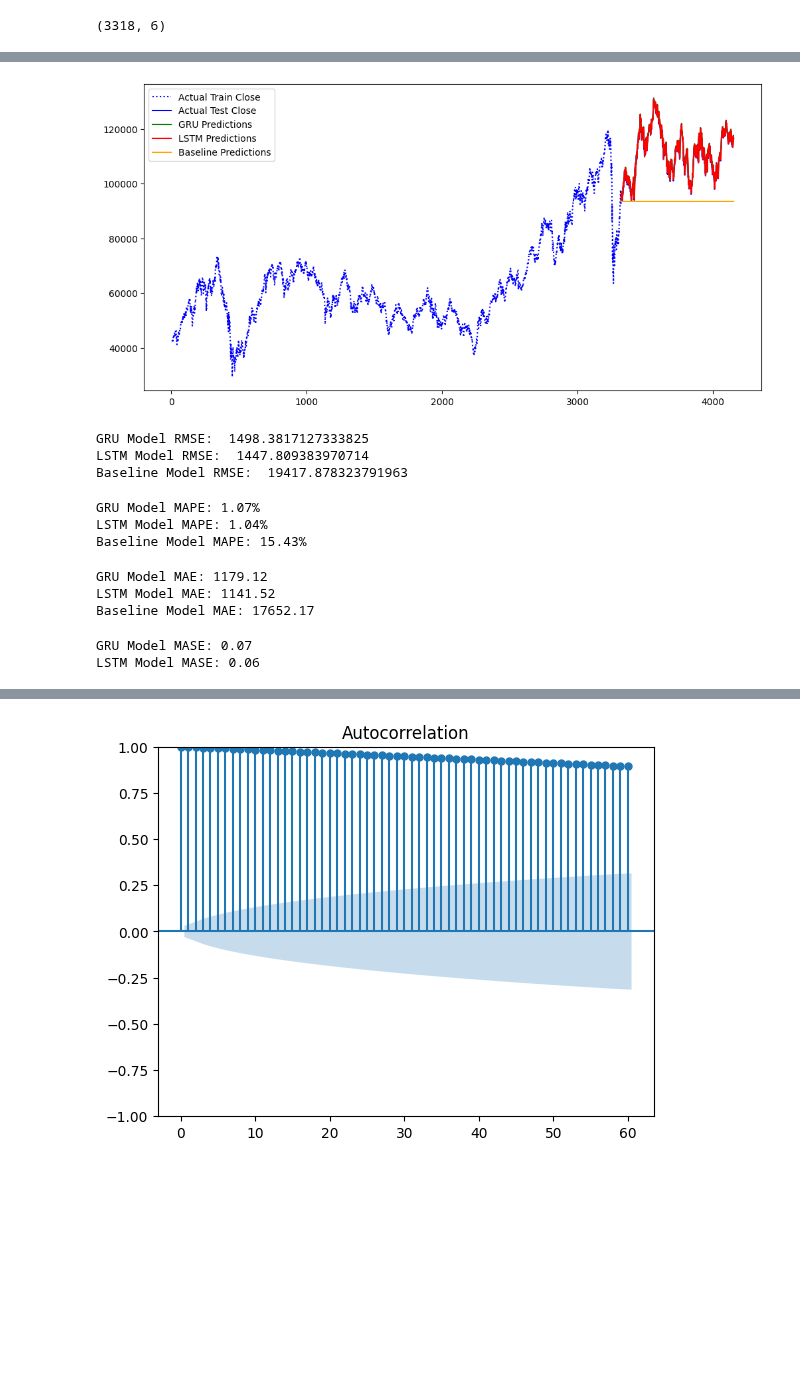
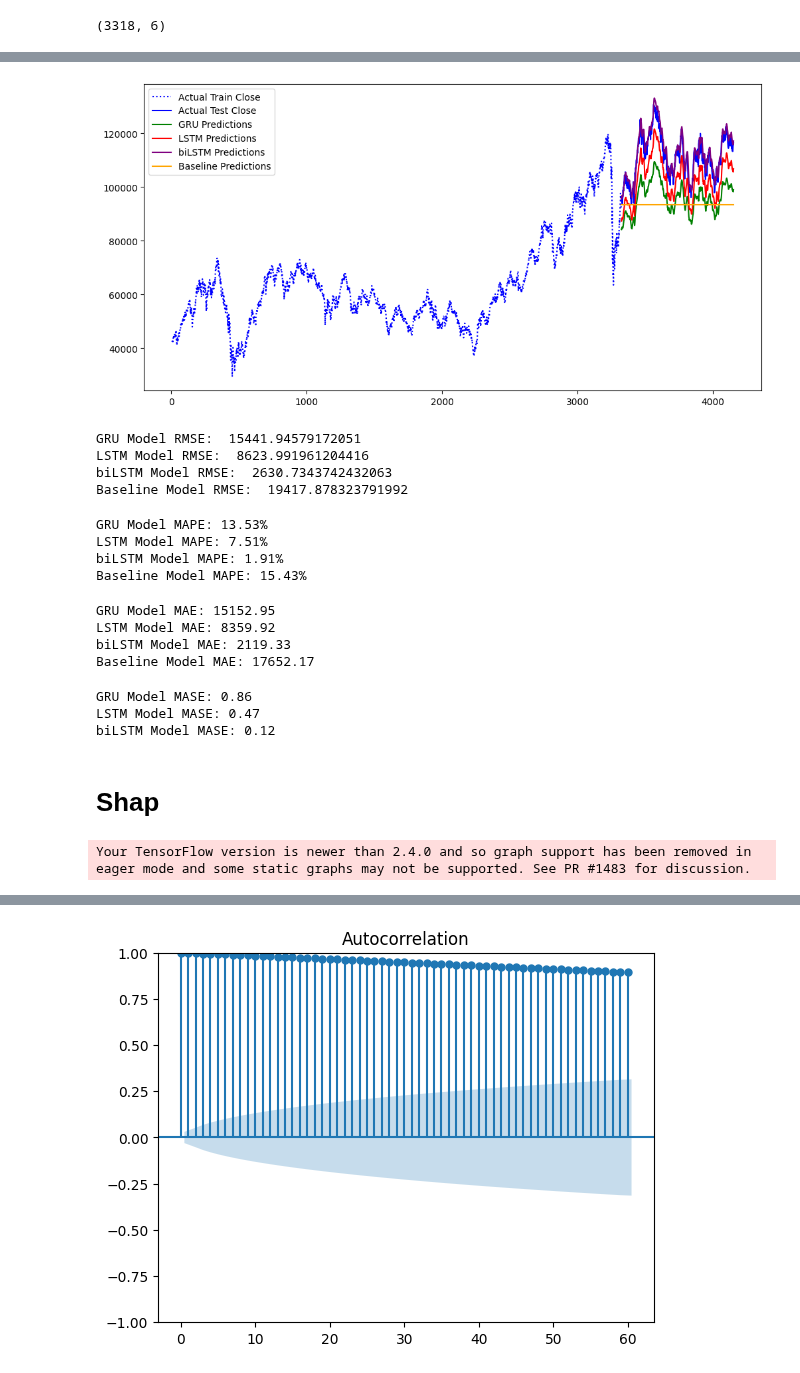
Before and after one commit to marreapato/Deep_Learning_Course, a Jupyter notebook: Baseline_Com_Lags.ipynb, the cells around one changed output, grey strips where cells are left out. Saved outputs shown, nothing was run; the diff lists cells and outputs as text; code cells hidden in the pictures; blank space fills up the shorter version.

```diff
--- a/Baseline_Com_Lags.ipynb
+++ b/Baseline_Com_Lags.ipynb
@@ -28,0 +66,4 @@ plt.show()
+# %%
+size_of_slice=round((len(data['Close'].values.reshape(-1, 1)[:]))*0.8)
+size_of_slice=size_of_slice+(len(data)-(size_of_slice+last_rows))
+size_of_slice
@@ -28,0 +87,8 @@ plt.show()
+# %%
+# Normalize the data
+scaler = MinMaxScaler()
+
+data_train=pd.DataFrame(scaler.fit_transform(data['Close'].values[0:size_of_slice].reshape(-1, 1)),
+                        columns=['Close'],index=data['Close'].index[0:size_of_slice])#use fit only in training that is wrong
+data_test=pd.DataFrame(scaler.transform(data['Close'].values[size_of_slice:size_of_slice+last_rows].reshape(-1, 1)),
+                       columns=['Close'],index=data['Close'].index[size_of_slice:size_of_slice+last_rows])#use fit only in training that is wrong
@@ -28,0 +111,2 @@ plt.show()
+# %%
+data_train=data_train.append(data_test)
@@ -29,7 +127,8 @@ plt.show()
 # %%
 # Normalize the data
-scaler = MinMaxScaler()
-data['Close'] = scaler.fit_transform(data['Close'].values.reshape(-1, 1))#use fit only in training that is wrong
+#scaler = MinMaxScaler()
+#data['Close'] = scaler.fit_transform(data['Close'].values.reshape(-1, 1))#use fit only in training that is wrong
+
 
 def create_lagged_dataframe(data, lags, include_lag0=False):
     lagged_data = data.copy()
@@ -45,10 +144,9 @@ def create_lagged_dataframe(data, lags, include_lag0=False):
 
 
 # Create lag features for the entire dataset
-look_back = 6
 include_lag0 = False  # You can set this to True if you want to include lag0
 
-lagged_data = create_lagged_dataframe(data, look_back, include_lag0)
+lagged_data = create_lagged_dataframe(data_train, look_back, include_lag0)
 lagged_data = lagged_data.dropna()  # Drop rows with NaN values
 
 train_size = int(len(lagged_data) * 0.8)
@@ -149,37 +283,41 @@ Epoch 300/300
 # %%
  #Inverse transform both train and test data
 trainY = scaler.inverse_transform(trainY.reshape(-1, 1))
 testY = scaler.inverse_transform(testY.reshape(-1, 1))
 
 # Create a time index for plotting
 time_index_train = range(len(data) - len(testY) - len(trainY), len(data) - len(testY))
 time_index_test = range(len(data) - len(testY), len(data))
 
 # Plot all true values and the predictions with different colors
 plt.figure(figsize=(12, 6))
 plt.plot(time_index_train, trainY, label='Actual Train Close', color='blue', linestyle='dotted')
 plt.plot(time_index_test, testY, label='Actual Test Close', color='blue')
 plt.plot(time_index_test, gru_predictions, label='GRU Predictions', color='green')
 plt.plot(time_index_test, lstm_predictions, label='LSTM Predictions', color='red')
+plt.plot(time_index_test, bilstm_predictions, label='biLSTM Predictions', color='purple')
 plt.plot(time_index_test, baseline_predictions, label='Baseline Predictions', color='orange')
 plt.legend()
 plt.show()
 # %% [output]
-[figure, old version]
+[figure, new version]
 # %%
 # Calculate the mean squared error for each model
 gru_mse = mean_squared_error(testY, gru_predictions)
 lstm_mse = mean_squared_error(testY, lstm_predictions)
+bilstm_mse = mean_squared_error(testY, bilstm_predictions)
 baseline_mse = mean_squared_error(testY, baseline_predictions)
 
 # Compare the models using Mean Squared Error
 print("GRU Model RMSE: ", np.sqrt(gru_mse))
 print("LSTM Model RMSE: ", np.sqrt(lstm_mse))
+print("biLSTM Model RMSE: ", np.sqrt(bilstm_mse))
 print("Baseline Model RMSE: ", np.sqrt(baseline_mse))
 # %% [output]
-GRU Model RMSE:  1498.3817127333825
-LSTM Model RMSE:  1447.809383970714
-Baseline Model RMSE:  19417.878323791963
+GRU Model RMSE:  15441.94579172051
+LSTM Model RMSE:  8623.991961204416
+biLSTM Model RMSE:  2630.7343742432063
+Baseline Model RMSE:  19417.878323791992
 # %%
 # Calculate the Mean Absolute Percentage Error (MAPE) for each model
 def calculate_mape(true_values, predicted_values):
@@ -189,15 +327,18 @@ def calculate_mape(true_values, predicted_values):
 
 gru_mape = calculate_mape(testY, gru_predictions)
 lstm_mape = calculate_mape(testY, lstm_predictions)
+bilstm_mape = calculate_mape(testY, bilstm_predictions)
 baseline_mape = calculate_mape(testY, baseline_predictions)
 
 # Compare the models using Mean Absolute Percentage Error
 print("GRU Model MAPE: {:.2f}%".format(gru_mape))
 print("LSTM Model MAPE: {:.2f}%".format(lstm_mape))
+print("biLSTM Model MAPE: {:.2f}%".format(bilstm_mape))
 print("Baseline Model MAPE: {:.2f}%".format(baseline_mape))
 # %% [output]
-GRU Model MAPE: 1.07%
-LSTM Model MAPE: 1.04%
+GRU Model MAPE: 13.53%
+LSTM Model MAPE: 7.51%
+biLSTM Model MAPE: 1.91%
 Baseline Model MAPE: 15.43%
 # %%
 def calculate_mae(true_values, predicted_values):
@@ -207,15 +348,18 @@ def calculate_mae(true_values, predicted_values):
 
 gru_mae = calculate_mae(testY, gru_predictions)
 lstm_mae = calculate_mae(testY, lstm_predictions)
+bilstm_mae = calculate_mae(testY, bilstm_predictions)
 baseline_mae = calculate_mae(testY, baseline_predictions)
 
 # Compare the models using Mean Absolute Percentage Error
 print("GRU Model MAE: {:.2f}".format(gru_mae))
 print("LSTM Model MAE: {:.2f}".format(lstm_mae))
+print("biLSTM Model MAE: {:.2f}".format(bilstm_mae))
 print("Baseline Model MAE: {:.2f}".format(baseline_mae))
 # %% [output]
-GRU Model MAE: 1179.12
-LSTM Model MAE: 1141.52
+GRU Model MAE: 15152.95
+LSTM Model MAE: 8359.92
+biLSTM Model MAE: 2119.33
 Baseline Model MAE: 17652.17
 # %%
 # Calculate the MASE for each model
@@ -225,10 +369,20 @@ def calculate_mase(model_mae, baseline_mae):
 
 gru_mase = calculate_mase(gru_mae, baseline_mae)
 lstm_mase = calculate_mase(lstm_mae, baseline_mae)
+bilstm_mase = calculate_mase(bilstm_mae, baseline_mae)
 
 # Compare the models using Mean Absolute Scaled Error
 print("GRU Model MASE: {:.2f}".format(gru_mase))
 print("LSTM Model MASE: {:.2f}".format(lstm_mase))
+print("biLSTM Model MASE: {:.2f}".format(bilstm_mase))
 # %% [output]
-GRU Model MASE: 0.07
-LSTM Model MASE: 0.06
+GRU Model MASE: 0.86
+LSTM Model MASE: 0.47
+biLSTM Model MASE: 0.12
+# %% [markdown]
+# Shap
+# %%
+sample_train = trainX[:100].copy()
+gru_explainer = shap.DeepExplainer(lstm_model, data=sample_train)  # Substitua 10 pelo número desejado de exemplos para a baseline
+# %% [output]
+Your TensorFlow version is newer than 2.4.0 and so graph support has been removed in eager mode and some static graphs may not be supported. See PR #1483 for discussion.
```
Also changed, not shown: parts of 46 cells of this notebook.
